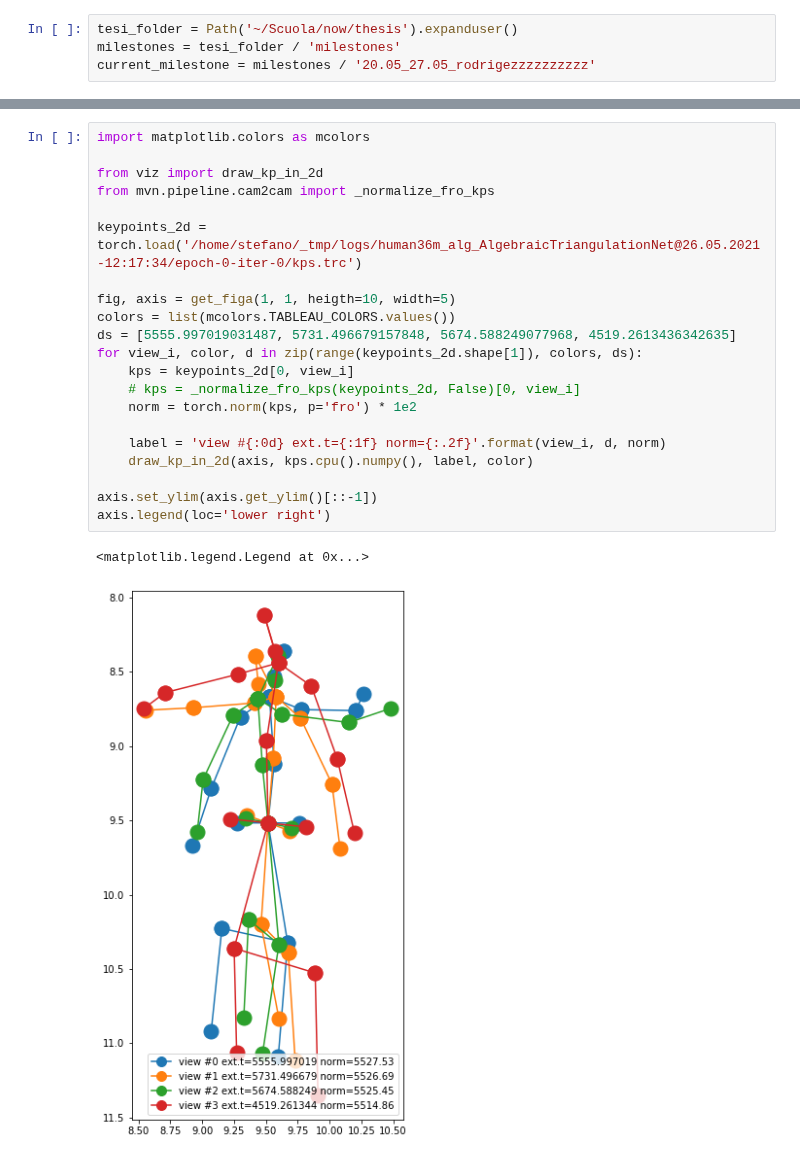
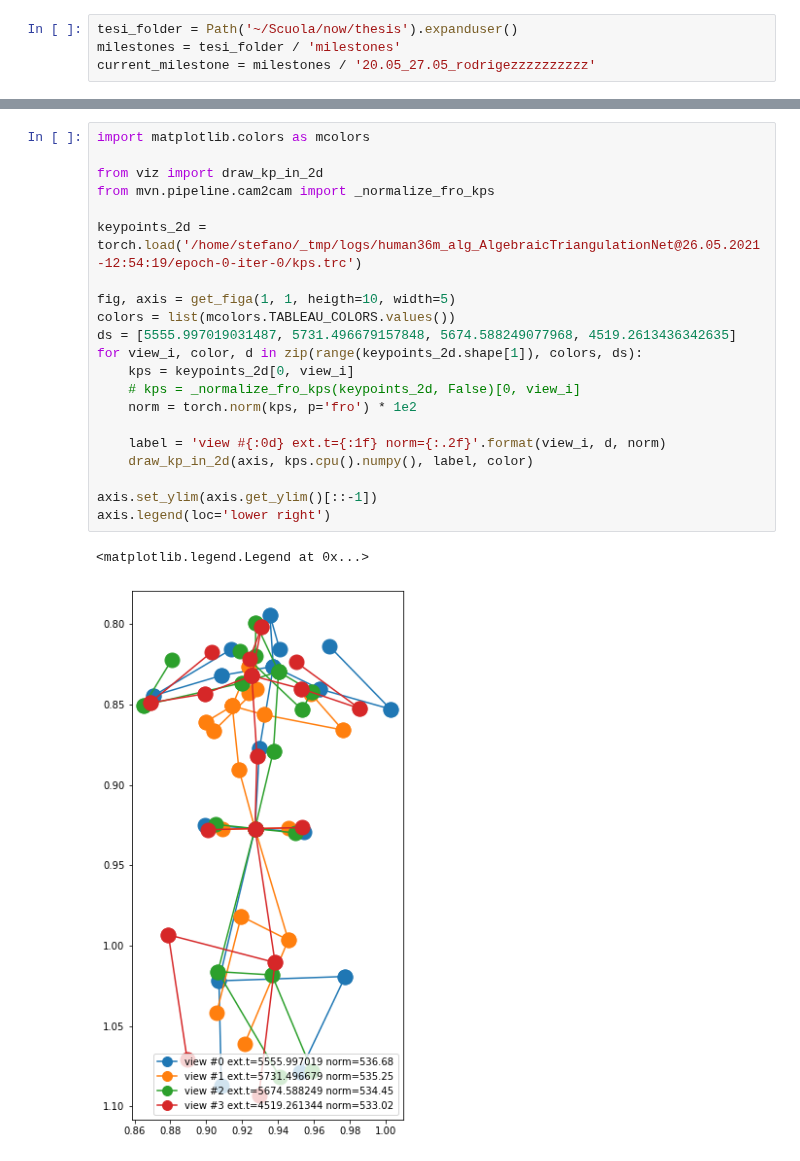
Before and after one commit to karfly/learnable-triangulation-pytorch, a Jupyter notebook: tom.ipynb, the cells around one changed output, grey strips where cells are left out. Cells and saved outputs as stored; diff of their text form.

```diff
--- a/tom.ipynb
+++ b/tom.ipynb
@@ -78,24 +84,24 @@ plot_jobs(jobs[0], jobs[1], metrics_ylim=[0, 3e2], n_max_epochs=7.1e2)
-# %%
-import matplotlib.colors as mcolors
-
-from viz import draw_kp_in_2d
-from mvn.pipeline.cam2cam import _normalize_fro_kps
-
-keypoints_2d = torch.load('/home/stefano/_tmp/logs/human36m_alg_AlgebraicTriangulationNet@26.05.2021-12:17:34/epoch-0-iter-0/kps.trc')
-
-fig, axis = get_figa(1, 1, heigth=10, width=5)
-colors = list(mcolors.TABLEAU_COLORS.values())
-ds = [5555.997019031487, 5731.496679157848, 5674.588249077968, 4519.2613436342635]
-for view_i, color, d in zip(range(keypoints_2d.shape[1]), colors, ds):
-    kps = keypoints_2d[0, view_i]
-    # kps = _normalize_fro_kps(keypoints_2d, False)[0, view_i]
-    norm = torch.norm(kps, p='fro') * 1e2
-
-    label = 'view #{:0d} ext.t={:1f} norm={:.2f}'.format(view_i, d, norm)
-    draw_kp_in_2d(axis, kps.cpu().numpy(), label, color)
-
-axis.set_ylim(axis.get_ylim()[::-1])
-axis.legend(loc='lower right')
-# %% [output]
-<matplotlib.legend.Legend at 0x...>
-[figure, removed]
+# %%
+import matplotlib.colors as mcolors
+
+from viz import draw_kp_in_2d
+from mvn.pipeline.cam2cam import _normalize_fro_kps
+
+keypoints_2d = torch.load('/home/stefano/_tmp/logs/human36m_alg_AlgebraicTriangulationNet@26.05.2021-12:54:19/epoch-0-iter-0/kps.trc')
+
+fig, axis = get_figa(1, 1, heigth=10, width=5)
+colors = list(mcolors.TABLEAU_COLORS.values())
+ds = [5555.997019031487, 5731.496679157848, 5674.588249077968, 4519.2613436342635]
+for view_i, color, d in zip(range(keypoints_2d.shape[1]), colors, ds):
+    kps = keypoints_2d[0, view_i]
+    # kps = _normalize_fro_kps(keypoints_2d, False)[0, view_i]
+    norm = torch.norm(kps, p='fro') * 1e2
+
+    label = 'view #{:0d} ext.t={:1f} norm={:.2f}'.format(view_i, d, norm)
+    draw_kp_in_2d(axis, kps.cpu().numpy(), label, color)
+
+axis.set_ylim(axis.get_ylim()[::-1])
+axis.legend(loc='lower right')
+# %% [output]
+<matplotlib.legend.Legend at 0x...>
+[figure, added]
```
Also changed, not shown: parts of 2 cells of this notebook, 7 other files.
